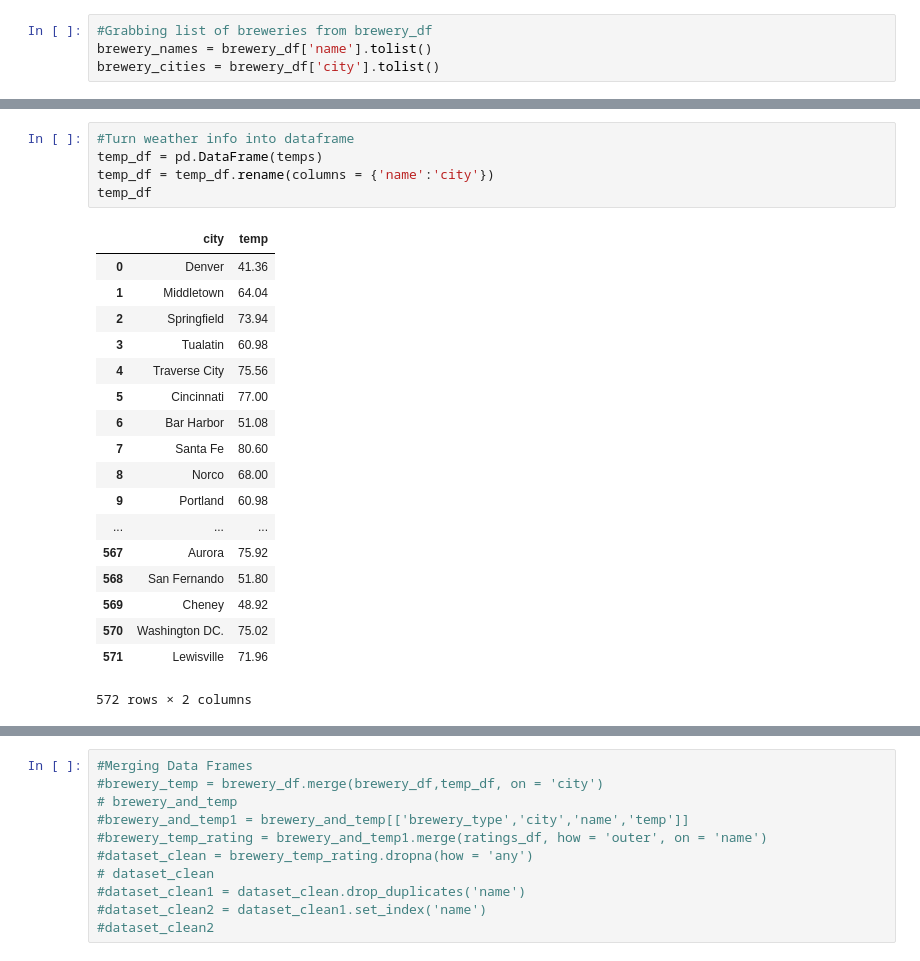
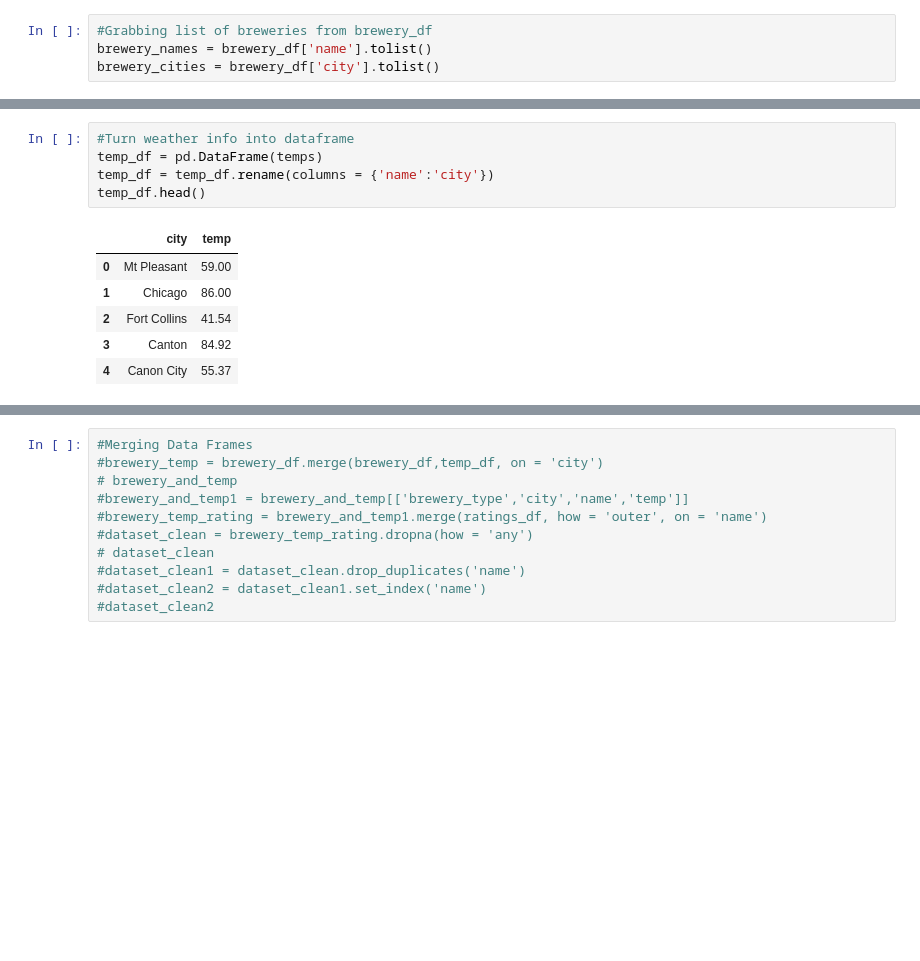
Before and after one commit to gmurphy794/InfoBeermatics, a Jupyter notebook: Beer Project.ipynb, the cells around one changed output, grey strips where cells are left out. Cells and saved outputs as stored; diff of their text form; blank space fills up the shorter version.

```diff
--- a/Beer Project.ipynb
+++ b/Beer Project.ipynb
@@ -144,27 +149,15 @@ for city in brewery_cities:
 # %%
 #Turn weather info into dataframe
 temp_df = pd.DataFrame(temps)
 temp_df = temp_df.rename(columns = {'name':'city'})
-temp_df
+temp_df.head()
 # %% [output]
 |  | city | temp |
-| 0 | Denver | 41.36 |
-| 1 | Middletown | 64.04 |
-| 2 | Springfield | 73.94 |
-| 3 | Tualatin | 60.98 |
-| 4 | Traverse City | 75.56 |
-| 5 | Cincinnati | 77.00 |
-| 6 | Bar Harbor | 51.08 |
-| 7 | Santa Fe | 80.60 |
-| 8 | Norco | 68.00 |
-| 9 | Portland | 60.98 |
-| ... | ... | ... |
-| 567 | Aurora | 75.92 |
-| 568 | San Fernando | 51.80 |
-| 569 | Cheney | 48.92 |
-| 570 | Washington DC. | 75.02 |
-| 571 | Lewisville | 71.96 |
+| 0 | Mt Pleasant | 59.00 |
+| 1 | Chicago | 86.00 |
+| 2 | Fort Collins | 41.54 |
+| 3 | Canton | 84.92 |
+| 4 | Canon City | 55.37 |
-572 rows × 2 columns
 # %%
 #Grabbing Brewery info
 #base url for google places
```
Also changed, not shown: parts of 32 cells of this notebook.
